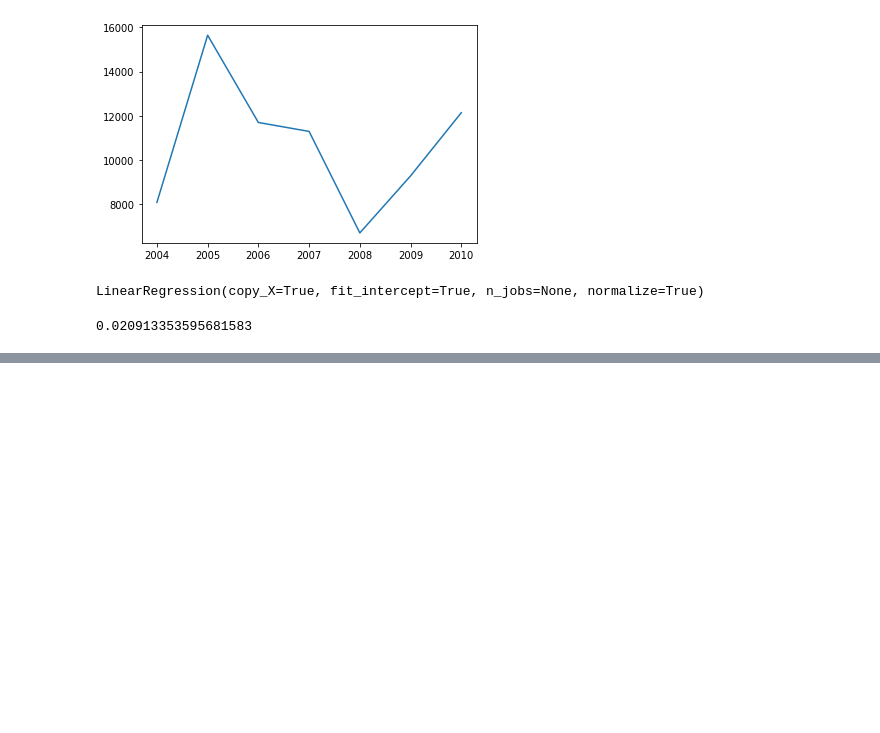
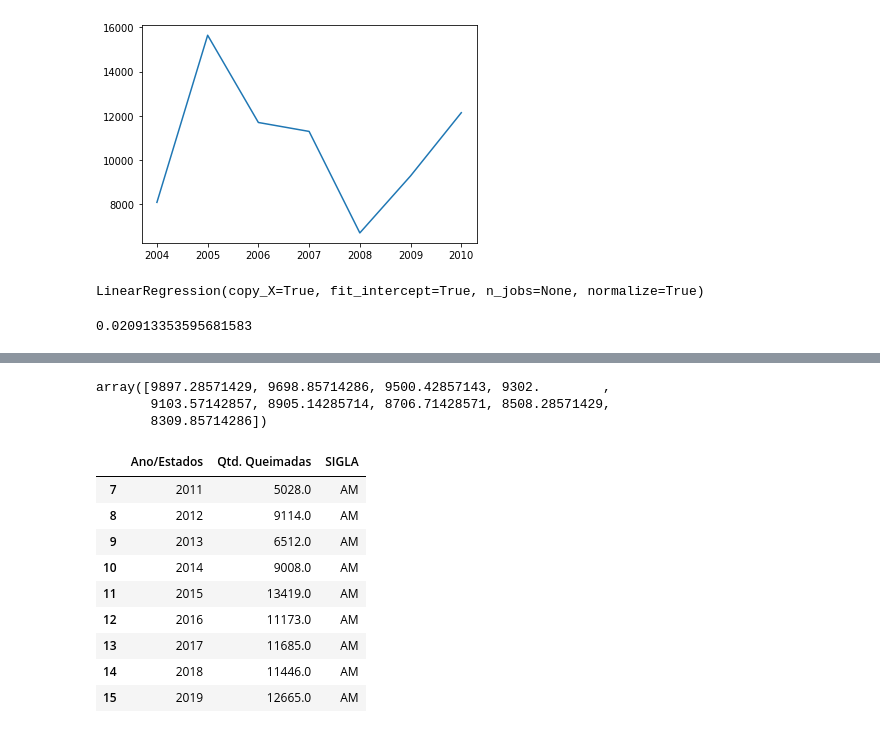
Before and after one commit to alynenogu/Pos-Graduacao---Ciencia-de-Dados, a Jupyter notebook: Machine Learning - monografia v2.ipynb, the cells around one changed output, grey strips where cells are left out. Drawn from its saved outputs; the diff is of its cells as text; code cells hidden in the pictures; blank space fills up the shorter version.

```diff
--- a/Machine Learning - monografia v2.ipynb
+++ b/Machine Learning - monografia v2.ipynb
@@ -181,0 +201,6 @@ print(lin_reg.score(x_train,y_train))
+# %%
+predicao[0:100]
+# %% [output]
+array([9897.28571429, 9698.85714286, 9500.42857143, 9302.        ,
+       9103.57142857, 8905.14285714, 8706.71428571, 8508.28571429,
+       8309.85714286])
@@ -181,0 +209,13 @@ print(lin_reg.score(x_train,y_train))
+# %%
+df_teste
+# %% [output]
+|  | Ano/Estados | Qtd. Queimadas | SIGLA |
+| 7 | 2011 | 5028.0 | AM |
+| 8 | 2012 | 9114.0 | AM |
+| 9 | 2013 | 6512.0 | AM |
+| 10 | 2014 | 9008.0 | AM |
+| 11 | 2015 | 13419.0 | AM |
+| 12 | 2016 | 11173.0 | AM |
+| 13 | 2017 | 11685.0 | AM |
+| 14 | 2018 | 11446.0 | AM |
+| 15 | 2019 | 12665.0 | AM |
```
Also changed, not shown: parts of 7 cells of this notebook.
